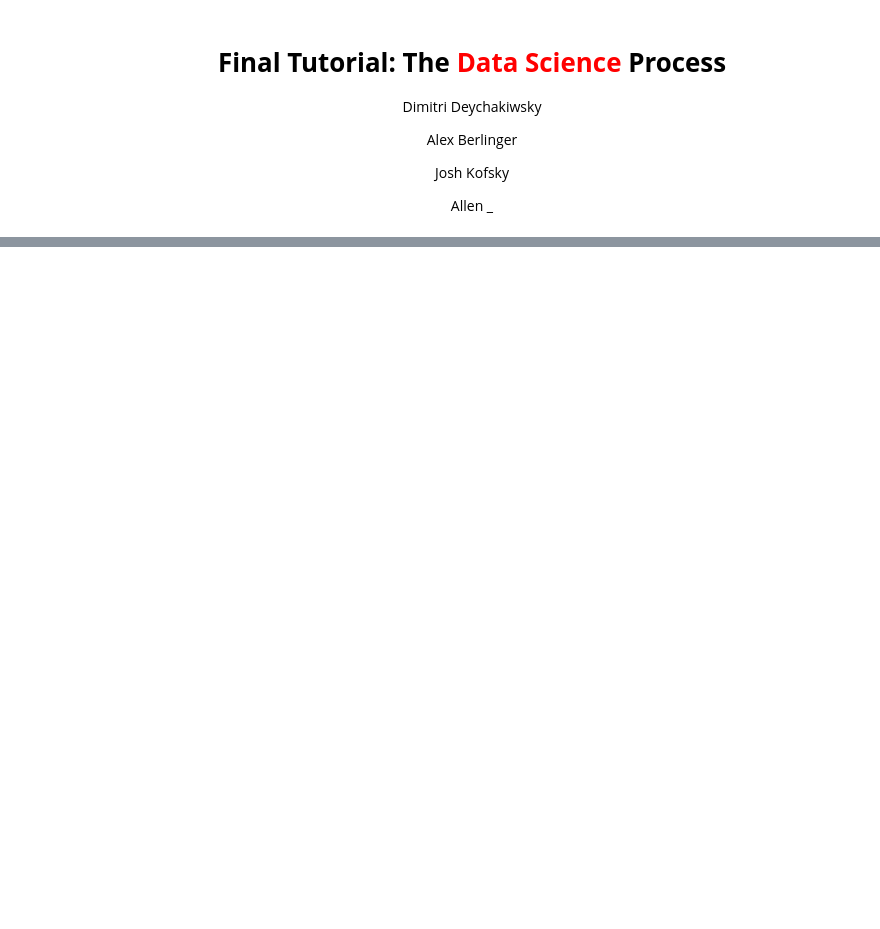
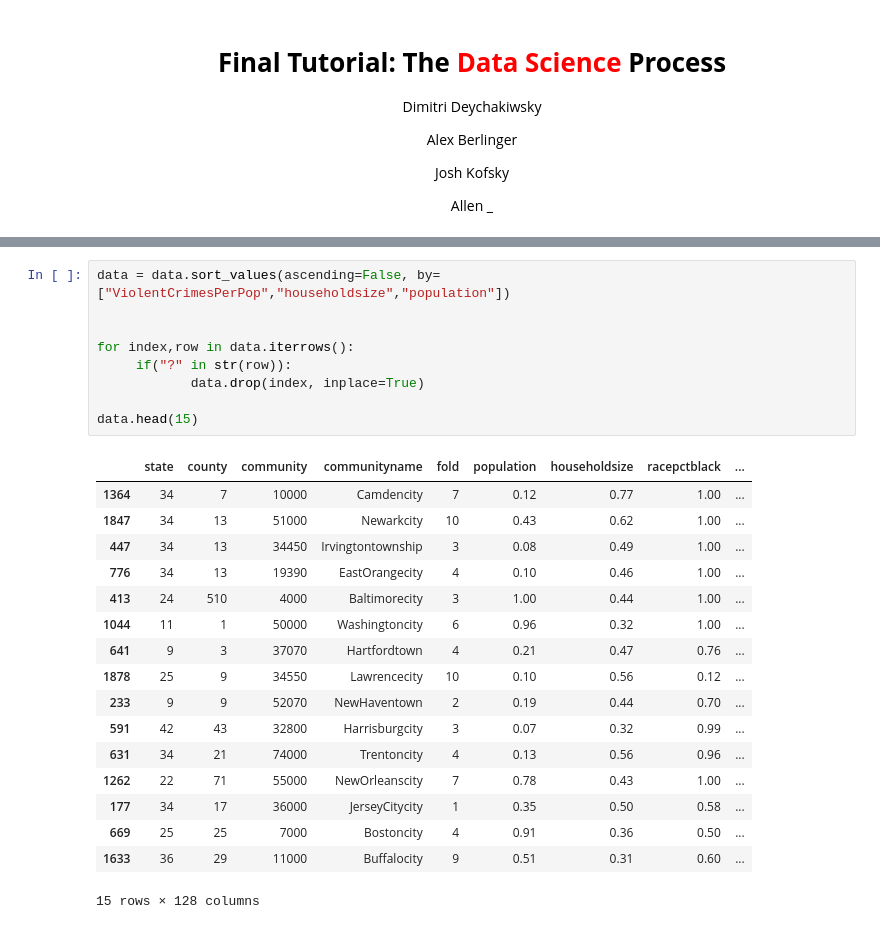
Before and after one commit to ddeychak/ddeychak.github.io, a Jupyter notebook: FinalTutorial.ipynb, the cells around one changed output, grey strips where cells are left out. Drawn from its saved outputs; the diff is of its cells as text; blank space fills up the shorter version.

```diff
--- a/FinalTutorial.ipynb
+++ b/FinalTutorial.ipynb
@@ -63,0 +76,27 @@ data
+# %%
+data = data.sort_values(ascending=False, by=["ViolentCrimesPerPop","householdsize","population"])
+
+
+for index,row in data.iterrows():
+     if("?" in str(row)):
+            data.drop(index, inplace=True)
+
+data.head(15)
+# %% [output]
+|  | state | county | community | communityname | fold | population | householdsize | racepctblack | ... |
+| 1364 | 34 | 7 | 10000 | Camdencity | 7 | 0.12 | 0.77 | 1.00 | ... |
+| 1847 | 34 | 13 | 51000 | Newarkcity | 10 | 0.43 | 0.62 | 1.00 | ... |
+| 447 | 34 | 13 | 34450 | Irvingtontownship | 3 | 0.08 | 0.49 | 1.00 | ... |
+| 776 | 34 | 13 | 19390 | EastOrangecity | 4 | 0.10 | 0.46 | 1.00 | ... |
+| 413 | 24 | 510 | 4000 | Baltimorecity | 3 | 1.00 | 0.44 | 1.00 | ... |
+| 1044 | 11 | 1 | 50000 | Washingtoncity | 6 | 0.96 | 0.32 | 1.00 | ... |
+| 641 | 9 | 3 | 37070 | Hartfordtown | 4 | 0.21 | 0.47 | 0.76 | ... |
+| 1878 | 25 | 9 | 34550 | Lawrencecity | 10 | 0.10 | 0.56 | 0.12 | ... |
+| 233 | 9 | 9 | 52070 | NewHaventown | 2 | 0.19 | 0.44 | 0.70 | ... |
+| 591 | 42 | 43 | 32800 | Harrisburgcity | 3 | 0.07 | 0.32 | 0.99 | ... |
+| 631 | 34 | 21 | 74000 | Trentoncity | 4 | 0.13 | 0.56 | 0.96 | ... |
+| 1262 | 22 | 71 | 55000 | NewOrleanscity | 7 | 0.78 | 0.43 | 1.00 | ... |
+| 177 | 34 | 17 | 36000 | JerseyCitycity | 1 | 0.35 | 0.50 | 0.58 | ... |
+| 669 | 25 | 25 | 7000 | Bostoncity | 4 | 0.91 | 0.36 | 0.50 | ... |
+| 1633 | 36 | 29 | 11000 | Buffalocity | 9 | 0.51 | 0.31 | 0.60 | ... |
+15 rows × 128 columns
```
Also changed, not shown: parts of 2 cells of this notebook.
